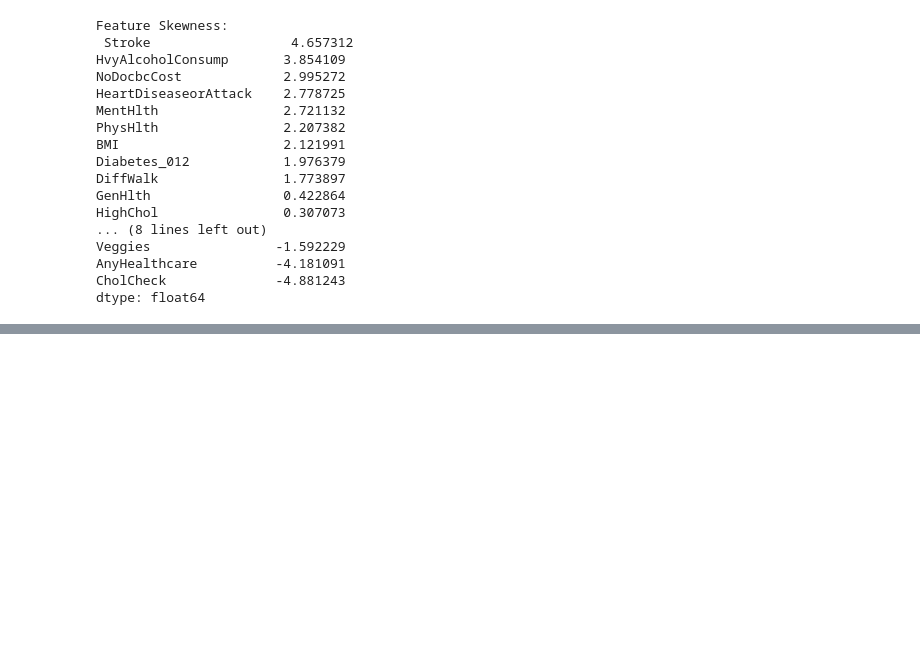
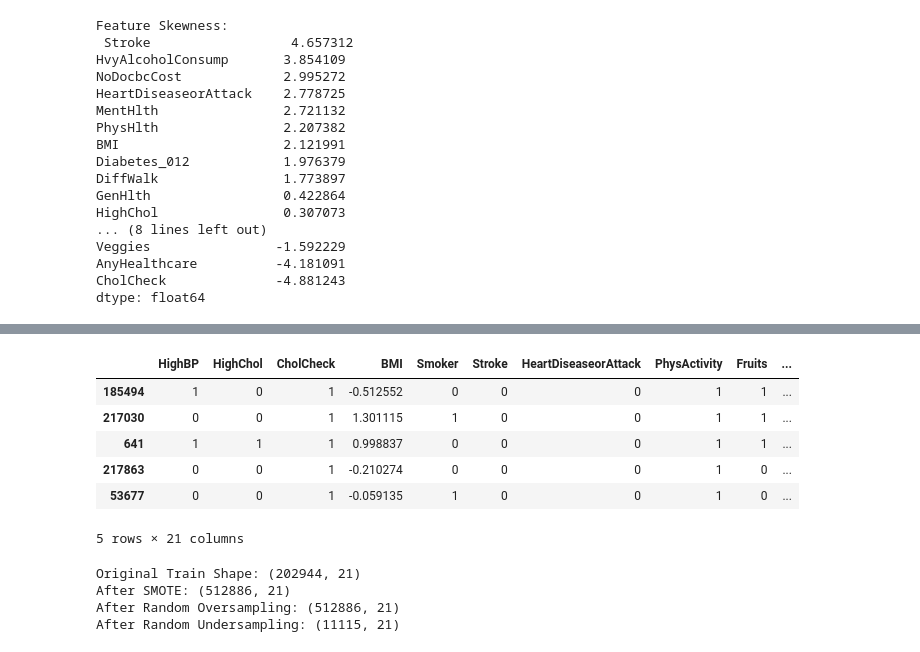
Before and after one commit to QHCeng/AML, a Jupyter notebook: main.ipynb, the cells around one changed output, grey strips where cells are left out. Cells and saved outputs as stored; diff of their text form; code cells hidden in the pictures; blank space fills up the shorter version.

```diff
--- a/main.ipynb
+++ b/main.ipynb
@@ -124,0 +175,28 @@ X_train,X_test,y_train,y_test= train_test_split(
+# %%
+X_train.head(5)
+# %% [output]
+|  | HighBP | HighChol | CholCheck | BMI | Smoker | Stroke | HeartDiseaseorAttack | PhysActivity | Fruits | ... |
+| 185494 | 1 | 0 | 1 | -0.512552 | 0 | 0 | 0 | 1 | 1 | ... |
+| 217030 | 0 | 0 | 1 | 1.301115 | 1 | 0 | 0 | 1 | 1 | ... |
+| 641 | 1 | 1 | 1 | 0.998837 | 0 | 0 | 0 | 1 | 1 | ... |
+| 217863 | 0 | 0 | 1 | -0.210274 | 0 | 0 | 0 | 1 | 0 | ... |
+| 53677 | 0 | 0 | 1 | -0.059135 | 1 | 0 | 0 | 1 | 0 | ... |
+5 rows × 21 columns
+# %%
+# Sampling
+smote= SMOTE(random_state=42)
+random_oversampler= RandomOverSampler(random_state=42)
+random_undersampler= RandomUnderSampler(random_state=42)
+
+X_train_smote, y_train_smote = smote.fit_resample(X_train, y_train)
+X_train_ros, y_train_ros = random_oversampler.fit_resample(X_train, y_train)
+X_train_rus, y_train_rus = random_undersampler.fit_resample(X_train, y_train)
+print(f"Original Train Shape: {X_train.shape}")
+print(f"After SMOTE: {X_train_smote.shape}")
+print(f"After Random Oversampling: {X_train_ros.shape}")
+print(f"After Random Undersampling: {X_train_rus.shape}")
+# %% [output]
+Original Train Shape: (202944, 21)
+After SMOTE: (512886, 21)
+After Random Oversampling: (512886, 21)
+After Random Undersampling: (11115, 21)
```
Also changed, not shown: parts of 13 cells of this notebook.
